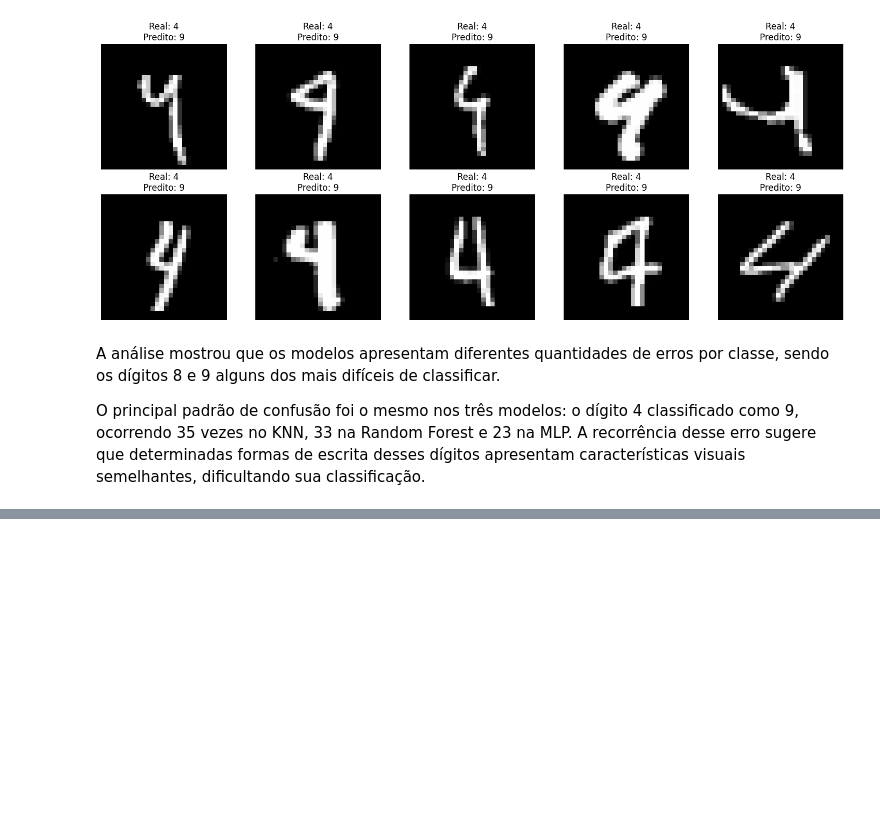
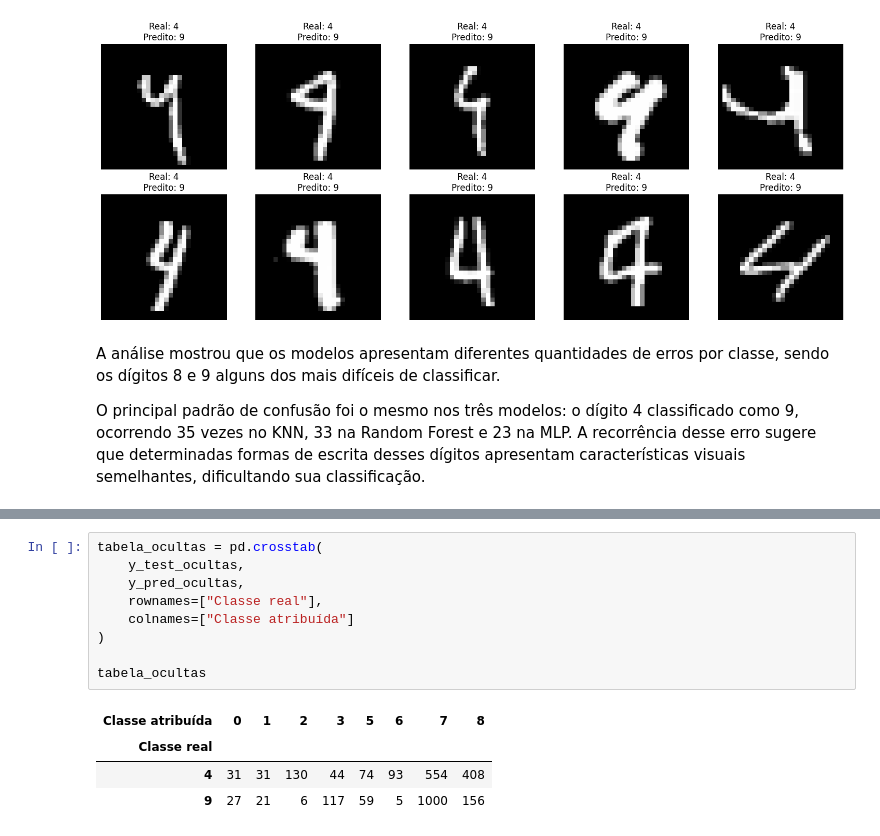
Before and after one commit to senapalm/classificador_de_digitos, a Jupyter notebook: classificador_de_digitos.ipynb, the cells around one changed output, grey strips where cells are left out. Saved outputs shown, nothing was run; the diff lists cells and outputs as text; blank space fills up the shorter version.

```diff
--- a/classificador_de_digitos.ipynb
+++ b/classificador_de_digitos.ipynb
@@ -1070,0 +1198,14 @@ O principal padrão de confusão foi o mesmo nos três modelos: o dígito 4 clas
+# %%
+tabela_ocultas = pd.crosstab(
+    y_test_ocultas,
+    y_pred_ocultas,
+    rownames=["Classe real"],
+    colnames=["Classe atribuída"]
+)
+
+tabela_ocultas
+# %% [output]
+| Classe atribuída | 0 | 1 | 2 | 3 | 5 | 6 | 7 | 8 |
+| Classe real |  |  |  |  |  |  |  |  |
+| 4 | 31 | 31 | 130 | 44 | 74 | 93 | 554 | 408 |
+| 9 | 27 | 21 | 6 | 117 | 59 | 5 | 1000 | 156 |
```
Also changed, not shown: parts of 20 cells of this notebook.
